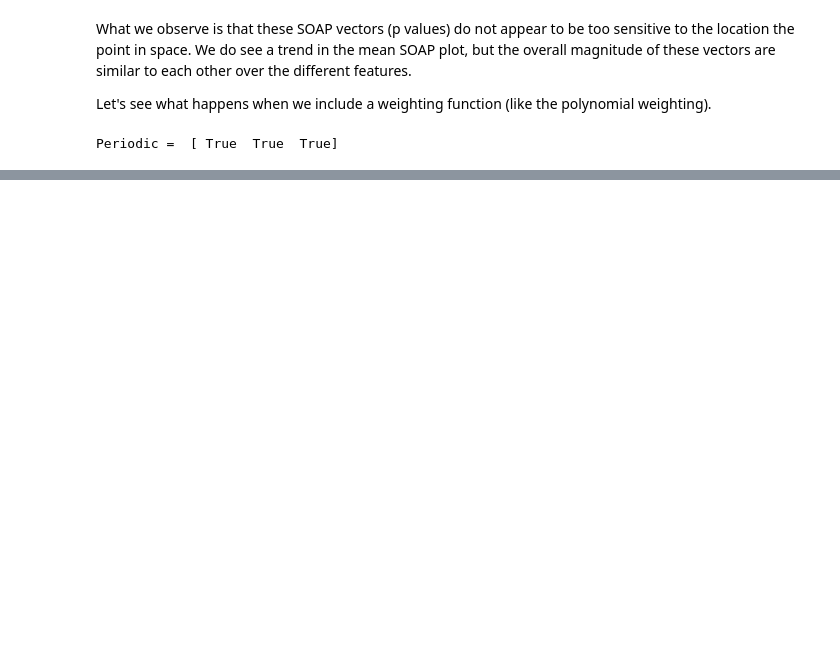
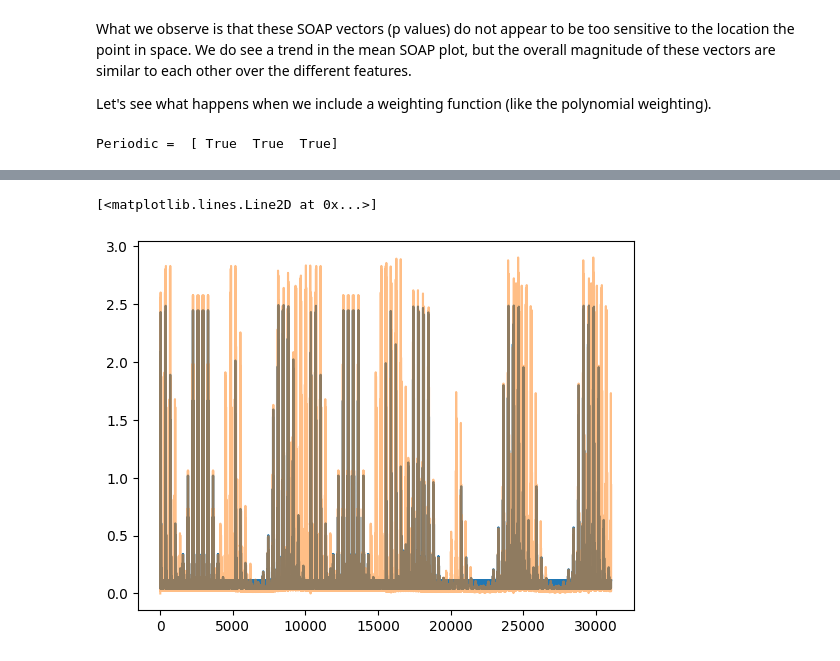
Before and after one commit to siddarthachar/deepcdp, a Jupyter notebook: Bulk-Copper-SOAP-importance.ipynb, the cells around one changed output, grey strips where cells are left out. Cells and saved outputs as stored; diff of their text form; code cells hidden in the pictures; blank space fills up the shorter version.

```diff
--- a/Bulk-Copper-SOAP-importance.ipynb
+++ b/Bulk-Copper-SOAP-importance.ipynb
@@ -235,0 +329,29 @@ There is more sentivity with the inclusion of weights, when compared to without.
+# %%
+# Use the 6 DFT data points.
+subsample=6
+
+# Path of the file and filename prefix
+datapath = 'data/bulk-Cu/train/'
+datafilename = 'Cu-fcc-ELENTRON-DEN-ELECTRON_DENSITY-1_'
+data_files = os.listdir(f'{datapath}')
+idxList=[int(x.split('.cube')[0].split('_')[-1]) for x in data_files]
+cubefile = lambda x:f'{datapath}{x}' # creating a lambda function
+
+# generating an object of type deepcdp (imported)
+CDP_W=deepcdp(copper_soap_W)
+
+# generates a box of points. Be mindful of the gamma value used.
+CDP_W.create_box(sample_cubeFile=datapath+data_files[0], gamma=90)
+
+totalfiles=int(os.popen(f'ls {datapath} | wc -l').read().split('\n')[0])
+data_files = os.listdir(datapath)
+
+# useing ase's read_cube to read a sample cube file
+dicttest=read_cube(open(datapath+data_files[0]))
+sampleSubs=dicttest['atoms']
+
+# randomly picking snapshots for training
+data_files_sub = random.choices(data_files, k=subsample)
+
+# generating final dataset
+CDP_W.generate_cube_data(data_files_sub,cubefile,sampleSubs)
@@ -235,0 +381,11 @@ There is more sentivity with the inclusion of weights, when compared to without.
+# %%
+# training a model
+start = time.time()
+model_Cu_W = MLPRegressor(hidden_layer_sizes=(300,200,100),
+                           random_state=1,
+                           max_iter=300,
+                           shuffle=True,
+                         ).fit(CDP_W.trainX,
+                                               CDP_W.trainY)
+end = time.time()
+print("Training: ", (end - start), " seconds.")
@@ -235,0 +399,6 @@ There is more sentivity with the inclusion of weights, when compared to without.
+# %%
+plt.plot(model_Cu_W.predict(CDP_W.trainX))
+plt.plot(CDP_W.trainY,alpha=0.5)
+# %% [output]
+[<matplotlib.lines.Line2D at 0x...>]
+[figure, added]
```
Also changed, not shown: parts of 16 cells of this notebook, 6 other files.
